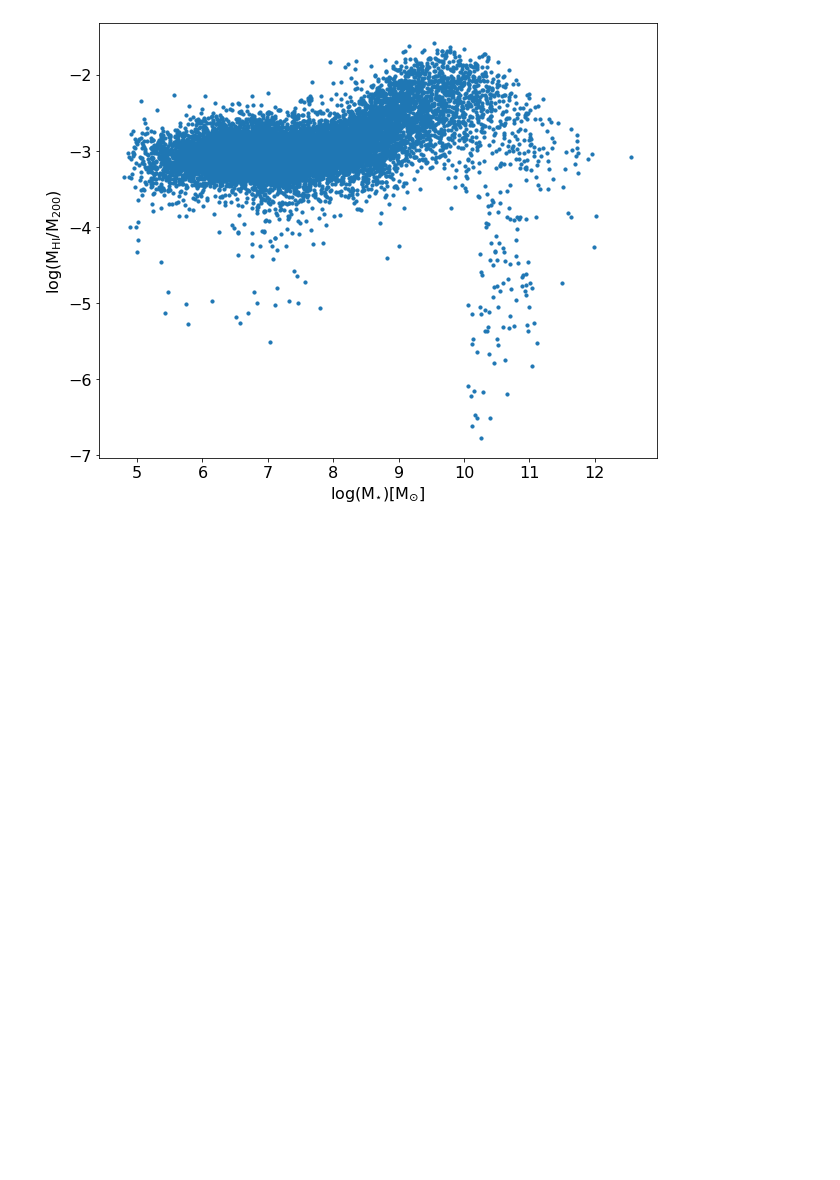
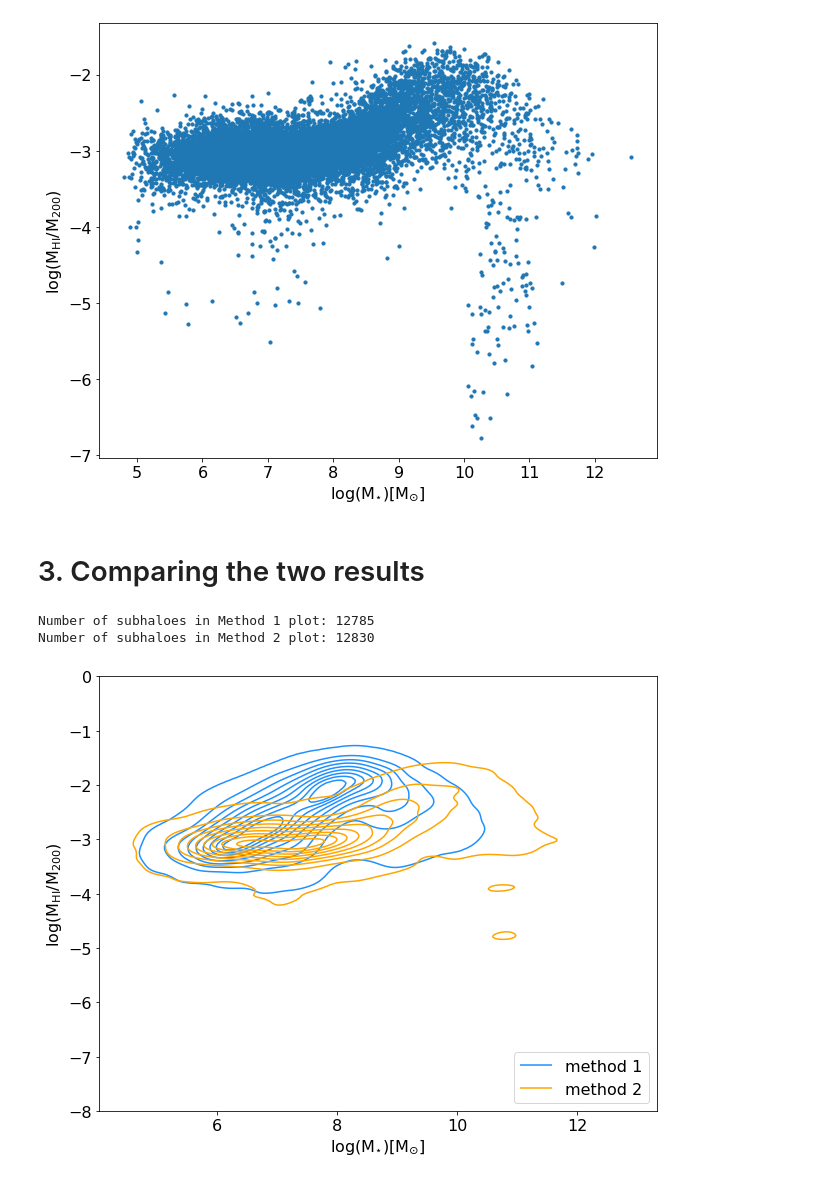
Before and after one commit to amidou/mc-codes, a Jupyter notebook: tng-marie-local.ipynb, the cells around one changed output. Saved outputs shown, nothing was run; the diff lists cells and outputs as text; code cells hidden in the pictures; blank space fills up the shorter version.

```diff
--- a/tng-marie-local.ipynb
+++ b/tng-marie-local.ipynb
@@ -112,3 +125,31 @@ plt.xlabel(r'$\rm log(M_{\star})[M_{\odot}]$')
 plt.ylabel(r'$\rm log(M_{\rm HI}/M_{\rm 200})$');
 # %% [output]
 [figure]
+# %% [markdown]
+# 3. Comparing the two results
+# %%
+warnings.filterwarnings('ignore')
+x_h1h2 = np.log10(smass); y_h1h2 = np.log10(gmass/dmmass)
+mask_h1h2 = np.logical_or(np.isinf(x_h1h2), np.isinf(y_h1h2))
+x_h1h2 = x_h1h2[~mask_h1h2]; y_h1h2 = y_h1h2[~mask_h1h2]
+
+x_frac = np.log10(mstar); y_frac = np.log10(mhi/m_200)
+mask_frac = np.logical_or(np.isinf(x_frac), np.isinf(y_frac))
+x_frac = x_frac[~mask_frac]; y_frac = y_frac[~mask_frac]
+
+print('Number of subhaloes in Method 1 plot: %d\nNumber of subhaloes in Method 2 plot: %d' %(x_h1h2.size,x_frac.size))
+# %% [output]
+Number of subhaloes in Method 1 plot: 12785
+Number of subhaloes in Method 2 plot: 12830
+# %%
+plt.rc('font', size=16)
+fig, ax = plt.subplots(figsize=(10,8))
+sns.kdeplot(x=x_h1h2, y=y_h1h2, ax=ax, fill=False, color='dodgerblue', levels=10, thresh=0.02, zorder=1, label='method 1')
+sns.kdeplot(x=x_frac,y=y_frac, ax=ax, fill=False, color='orange', levels=10, thresh=0.02, zorder=2, label='method 2')
+plt.xlabel(r'$\rm log(M_{\star})[M_{\odot}]$')
+plt.ylabel(r'$\rm log(M_{\rm HI}/M_{\rm 200})$')
+plt.ylim(-8,0)
+plt.legend(loc='lower right')
+plt.show();
+# %% [output]
+[figure, added]
```
Also changed, not shown: parts of 18 cells of this notebook.
